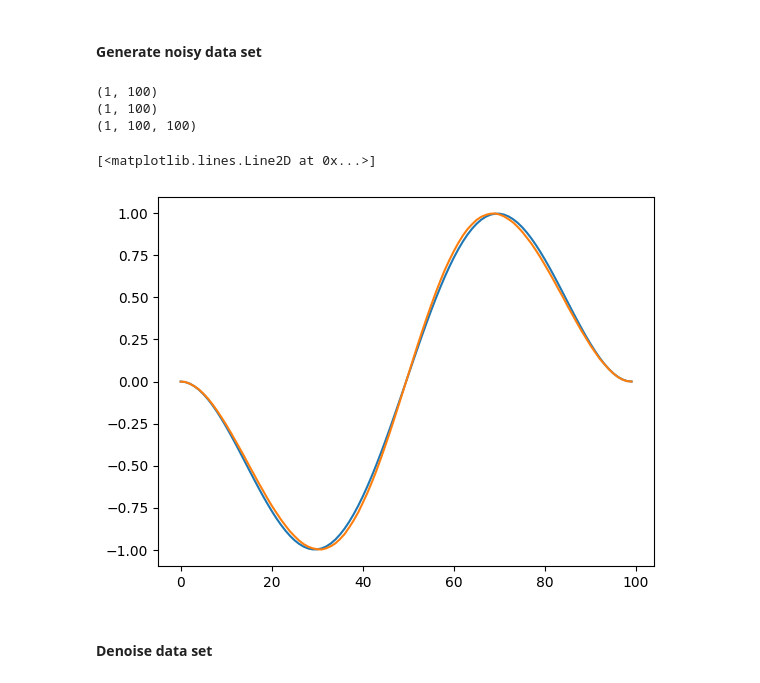
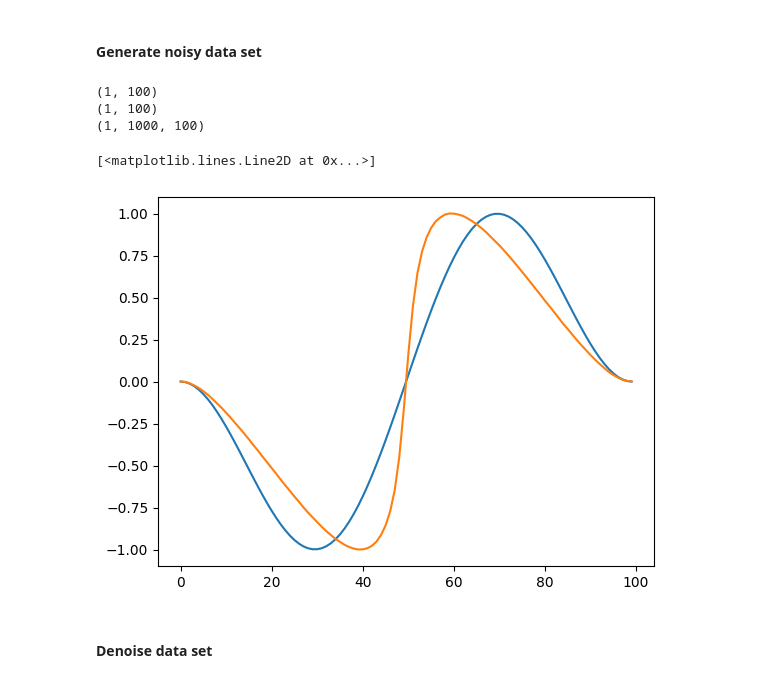
Before and after one commit to mohsensadr/DiscoverPDEAdjoint, a Jupyter notebook: DiscoverPDEsAdjointMethod.ipynb, the cells around one changed output. Cells and saved outputs as stored; diff of their text form; code cells hidden in the pictures.

```diff
--- a/DiscoverPDEsAdjointMethod.ipynb
+++ b/DiscoverPDEsAdjointMethod.ipynb
@@ -84,7 +84,7 @@ def adjoint_eq(params, P, ds, fs, f, dx, dt, Nt):
     lam = np.zeros(f.shape)
     lam[:, -1, :] = 2 * (fs[:, :] - f[:, -1, :])
     for i in range(Nt - 1, 0, -1):
-        lam[:, i-1, :] = lam[:, i, :] #+ 1e-10*f[:, i,:] * dt  #+ 2 * (fs[:, i, :] - f[:, i,:]) * dt
+        lam[:, i-1, :] = lam[:, i, :]
         for i_pde in range(numPDE):
             for i_d, d in enumerate(ds):## for each d of ds, compute nabla^{d}[lambda] contribution
                 temp = lam[i_pde, i, :]
@@ -106,7 +106,11 @@ def adjoint_eq(params, P, ds, fs, f, dx, dt, Nt):
     return lam
 
 # Finding the parameters of the PDE using adjoint method
-def AdjointFindPDE(fs, dx, data_dt=1, Nt_fine=2, nt=None, dt=None, avg=False, gamma=1e-3, epochs=100, epthr=50, beta = 0.01, learning_rates=None, ds=np.array([[1], [2], [3]]), ps=np.array([[1], [2], [3]]), V = 1., tol = 1e-12, eps0=1e-12):
+def AdjointFindPDE(fs, dx, data_dt=1, Nt_fine=2, nt=None, dt=None, avg=False, gamma=1e-3, epochs=100, epthr=None, tol_thr=None, beta = 0.01, learning_rates=None, ds=np.array([[1], [2], [3]]), ps=np.array([[1], [2], [3]]), V = 1., tol = 1e-12, eps0=1e-12):
+    if epthr is None:
+        epthr = epochs
+    if tol_thr is None:
+        tol_thr = tol*10
     if nt is None:
         nt = [Nt_fine for _ in range(fs.shape[1])]
         dt = [data_dt/(Nt_fine-1) for _ in range(fs.shape[1])]
@@ -122,15 +126,21 @@ def AdjointFindPDE(fs, dx, data_dt=1, Nt_fine=2, nt=None, dt=None, avg=False, ga
     estimated_params = np.zeros((epochs+1, numPDE, len(ds),len(ps)))
     estimated_params[0,:] = params
 
+    bool_thr = False
     params0 = params
+    losses = []
     for ep in range(1, epochs+1):
         dC_dparams = np.zeros((numPDE, len(ds),len(ps)))
+        loss = 0
+        nloss = 0
         for i in range(len(nt)-1):
             fst = fs[:, i:i+2,:]
             ft0 = fst[:, 0, :]
 
             ft  = forward_m(params, ps, ds, ft0, dx, dt[i], nt[i])
 
+            loss += np.sum((ft-fst)**2)
+            nloss += np.sum((fst)**2)
             lam = adjoint_eq(params, ps, ds, fst[:, -1,:], ft, dx, dt[i], nt[i])
 
             if avg is False:
@@ -153,22 +163,27 @@ def AdjointFindPDE(fs, dx, data_dt=1, Nt_fine=2, nt=None, dt=None, avg=False, ga
             if avg is False:
                 # update parameters afte seeing each data points
                 params = params - dC_dparams * learning_rates
-            if ep>epthr: # thresholding
+            #if ep>epthr: # thresholding
+            if bool_thr is False and (np.linalg.norm(params-params0) < tol_thr or ep>epthr):
+                bool_thr = True
+            if bool_thr is True:
                 params[abs(params)<gamma] = 0.
         if avg is True:
             # update parameters only after seeing all the data points
             params = params - dC_dparams/len(nt) * learning_rates
-        if ep>epthr:# thresholding
+        #if ep>epthr:# thresholding
+        if bool_thr is True:
             params[abs(params)<gamma] = 0.
         estimated_params[ep,:] = params
         if np.linalg.norm(params-params0) < tol:
             epochs = ep
             break
         params0 = params
+        losses.append(loss / nloss / len(nt) )
 
     estimated_params = estimated_params[:epochs,:]
     eps = [i for i in range(epochs)]
-    return estimated_params, eps
+    return estimated_params, eps, losses
 # %% [markdown]
 # Examples
 Here, we show how the proposed adjoint method can recover the underlying PDE given data in several examples.
@@ -618,7 +810,7 @@ ds = np.array([[1], [2], [3], [4]])
 ps = np.array([[1], [2]])
 
 start_time = time.time()
-estimated_params, eps = AdjointFindPDE(fs, dx, data_dt=dt, avg=False, gamma=1e-3, epochs=200, epthr=100, beta=50.0, ds=ds, ps=ps, V=L, tol=1e-15, eps0=1e-20)
+estimated_params, eps = AdjointFindPDE(fs, dx, data_dt=dt, avg=False, gamma=1e-3, epochs=200, epthr=100, beta=50.0, ds=ds, ps=ps, V=L, tol=1e-15, tol_thr=1e-9, eps0=1e-20)
 end_time = time.time()
 
 numPDE = fs.shape[0]
@@ -1754,7 +1946,7 @@ Execution time: 0.6930291652679443
 ## generate data, Heat
 # df/dt + D d2f/dx^2 = 0
 
-eps = 0.01 # noise in percentage
+eps = 0.1 # noise in percentage
 CFL = 0.05
 def dt_cfl(dx, D_m):
     # dt of simulation should be set satisfying CFL condition for stability
@@ -1975,36 +2167,36 @@ A_ex = -1.0  # Advection coefficient
 
 dx = L/Nx
 dt = dt_cfl(dx, A_ex)
-Nt = 100
+Nt = 1000
 T = dt*Nt
 
 # Initial condition
 x =  np.linspace(0, L, Nx)
 f0 = 5.*np.sin(2.* np.pi * x)*x*(x-L)
 fs = burger_equation(A_ex, f0, dx, dt, Nt) #*np.random.normal(0.,0.001,(Nt,Nx)) # (Nt, Nx)
 
 dx = np.array([dx])
 x = np.array([x])
 f0 = np.array([f0])
 fs = np.array([fs])
 
 fs0 = fs.copy()
 
 print(x.shape)
 print(f0.shape)
 print(fs.shape)
 
 
 fn = fs + eps/100.*np.std(fs)*np.random.normal(0.,1, fs.shape)
 
 plt.plot(fs[0,0,:])
 plt.plot(fn[0,-1,:])
 # %% [output]
 (1, 100)
 (1, 100)
-(1, 100, 100)
+(1, 1000, 100)
 [<matplotlib.lines.Line2D at 0x...>]
-[figure, old version]
+[figure, new version]
 # %% [markdown]
 #### Denoise data set
 # %%
```
Also changed, not shown: parts of 35 cells of this notebook.
